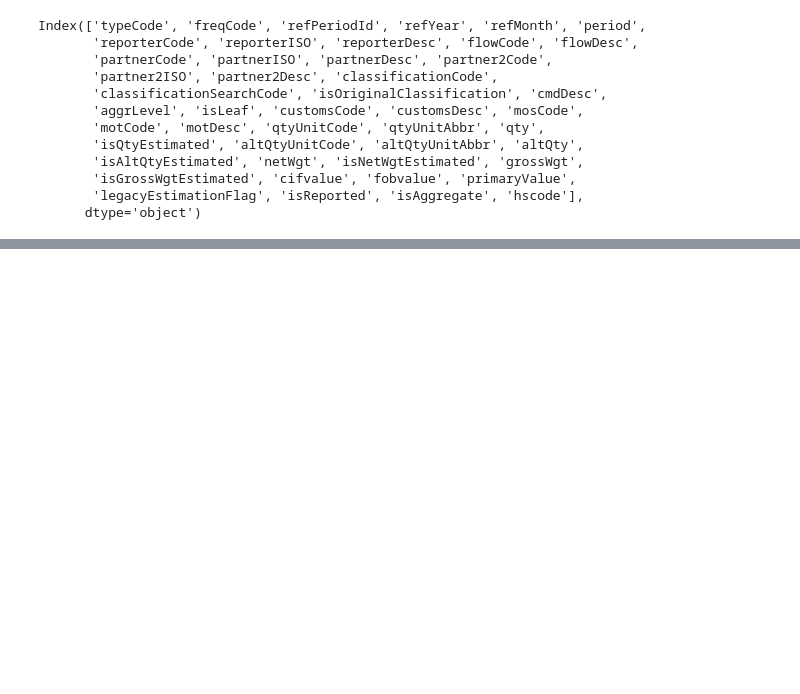
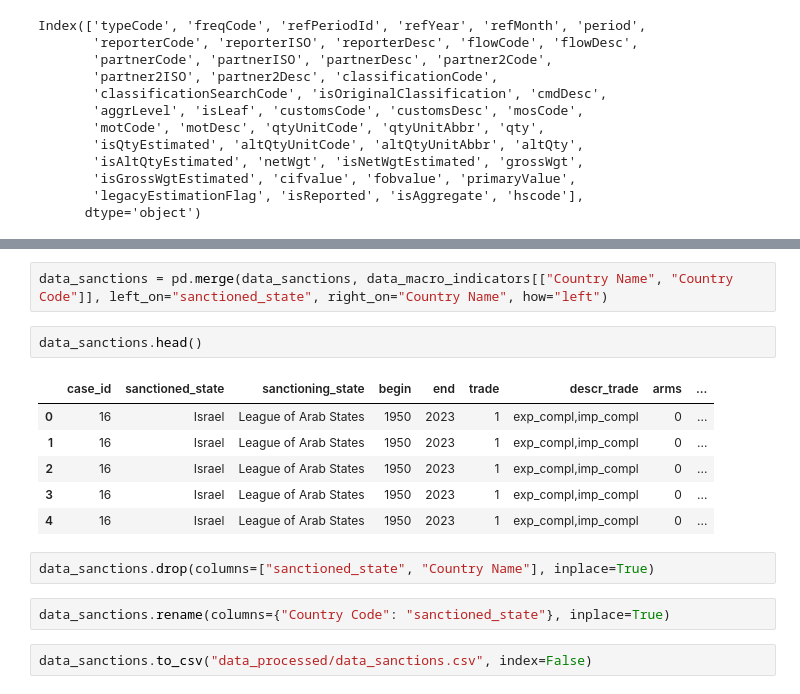
Before and after one commit to Wilsonuep/BI-guacamole, a Jupyter notebook: processing.ipynb, the cells around one changed output, grey strips where cells are left out. Saved outputs shown, nothing was run; the diff lists cells and outputs as text; blank space fills up the shorter version.

```diff
--- a/processing.ipynb
+++ b/processing.ipynb
@@ -210,0 +221,17 @@ Index(['typeCode', 'freqCode', 'refPeriodId', 'refYear', 'refMonth', 'period',
+# %%
+data_sanctions = pd.merge(data_sanctions, data_macro_indicators[["Country Name", "Country Code"]], left_on="sanctioned_state", right_on="Country Name", how="left")
+# %%
+data_sanctions.head()
+# %% [output]
+|  | case_id | sanctioned_state | sanctioning_state | begin | end | trade | descr_trade | arms | ... |
+| 0 | 16 | Israel | League of Arab States | 1950 | 2023 | 1 | exp_compl,imp_compl | 0 | ... |
+| 1 | 16 | Israel | League of Arab States | 1950 | 2023 | 1 | exp_compl,imp_compl | 0 | ... |
+| 2 | 16 | Israel | League of Arab States | 1950 | 2023 | 1 | exp_compl,imp_compl | 0 | ... |
+| 3 | 16 | Israel | League of Arab States | 1950 | 2023 | 1 | exp_compl,imp_compl | 0 | ... |
+| 4 | 16 | Israel | League of Arab States | 1950 | 2023 | 1 | exp_compl,imp_compl | 0 | ... |
+# %%
+data_sanctions.drop(columns=["sanctioned_state", "Country Name"], inplace=True)
+# %%
+data_sanctions.rename(columns={"Country Code": "sanctioned_state"}, inplace=True)
+# %%
+data_sanctions.to_csv("data_processed/data_sanctions.csv", index=False)
```
Also changed, not shown: parts of 15 cells of this notebook, 3 other files.
